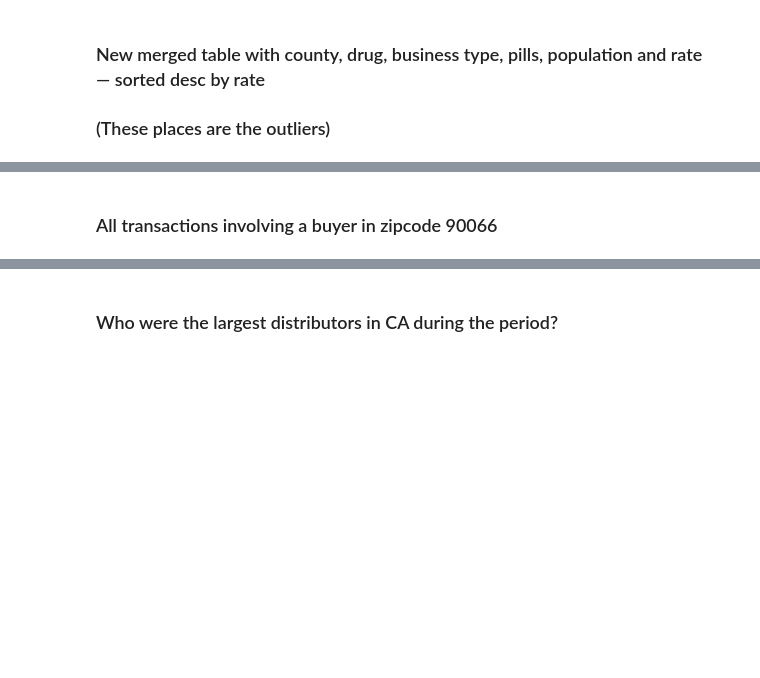
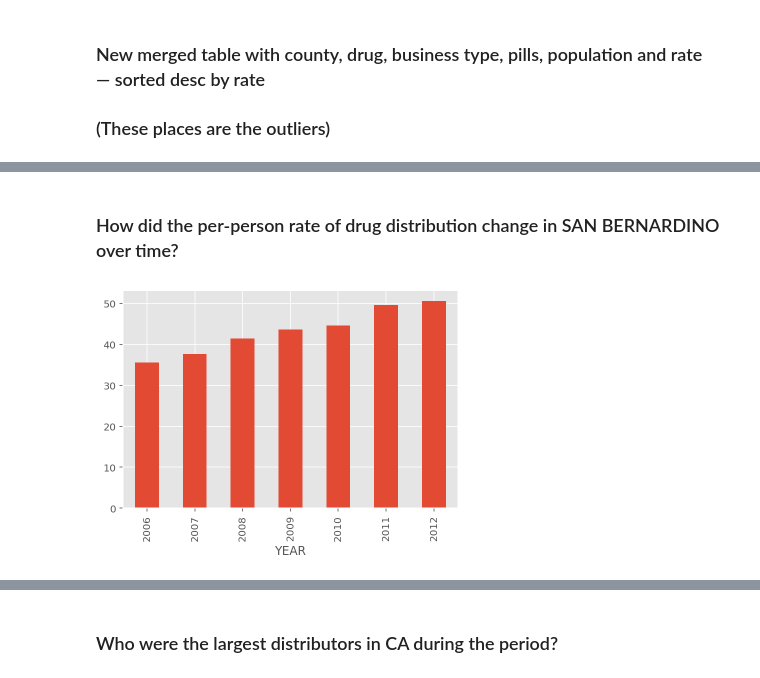
Before and after one commit to stiles/opioids, a Jupyter notebook: California Opioids.ipynb, the cells around one changed output, grey strips where cells are left out. Drawn from its saved outputs; the diff is of its cells as text; code cells hidden in the pictures; blank space fills up the shorter version.

```diff
--- a/California Opioids.ipynb
+++ b/California Opioids.ipynb
@@ -296,2 +249,0 @@ pills[(pills.BUYER_CITY == 'LOS ANGELES') & (pills.BUYER_BUS_ACT == 'RETAIL PHAR
-# %% [markdown]
-### All transactions involving a buyer in zipcode 90066
@@ -302,2 +250,10 @@ pills['DOSAGE_UNIT'].sum()
-# %%
-mpl.style.use('seaborn-poster')
+# %% [markdown]
+### How did the per-person rate of drug distribution change in SAN BERNARDINO over time?
+# %%
+def doplot():
+    merged[(merged.county == 'SAN BERNARDINO')].groupby(['YEAR'])[('rate')].mean().plot.bar(y='YEAR')
+
+mpl.style.use('ggplot')
+doplot()
+# %% [output]
+[figure, added]
```
Also changed, not shown: parts of 56 cells of this notebook.
